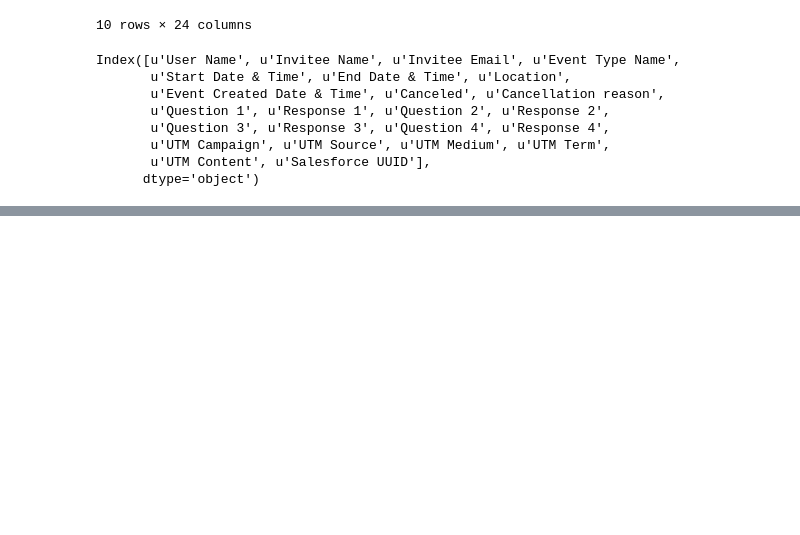
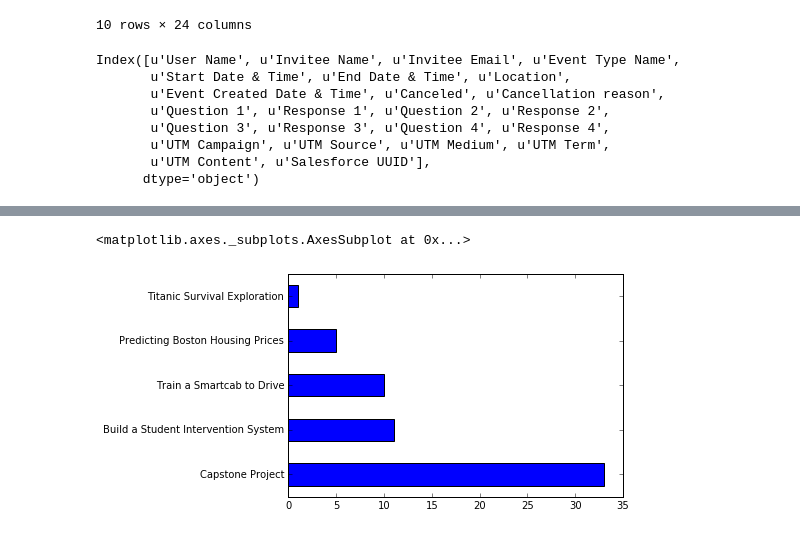
Before and after one commit to adarsh0806/emelendee, a Jupyter notebook: 1-1s/1-1 Analysis.ipynb, the cells around one changed output, grey strips where cells are left out. Saved outputs shown, nothing was run; the diff lists cells and outputs as text; code cells hidden in the pictures; blank space fills up the shorter version.

```diff
--- a/1-1s/MLND 1-1 Analysis.ipynb
+++ b/1-1s/1-1 Analysis.ipynb
@@ -69,0 +120,9 @@ relevant_data
+# %%
+'''
+Sean Hagerty
+'''
+sean = relevant_data[relevant_data['User Name'] == 'Sean Hegarty']
+sean['Event Type Name'].value_counts().plot(kind='barh')
+# %% [output]
+<matplotlib.axes._subplots.AxesSubplot at 0x...>
+[figure, added]
```
Also changed, not shown: parts of 14 cells of this notebook.
